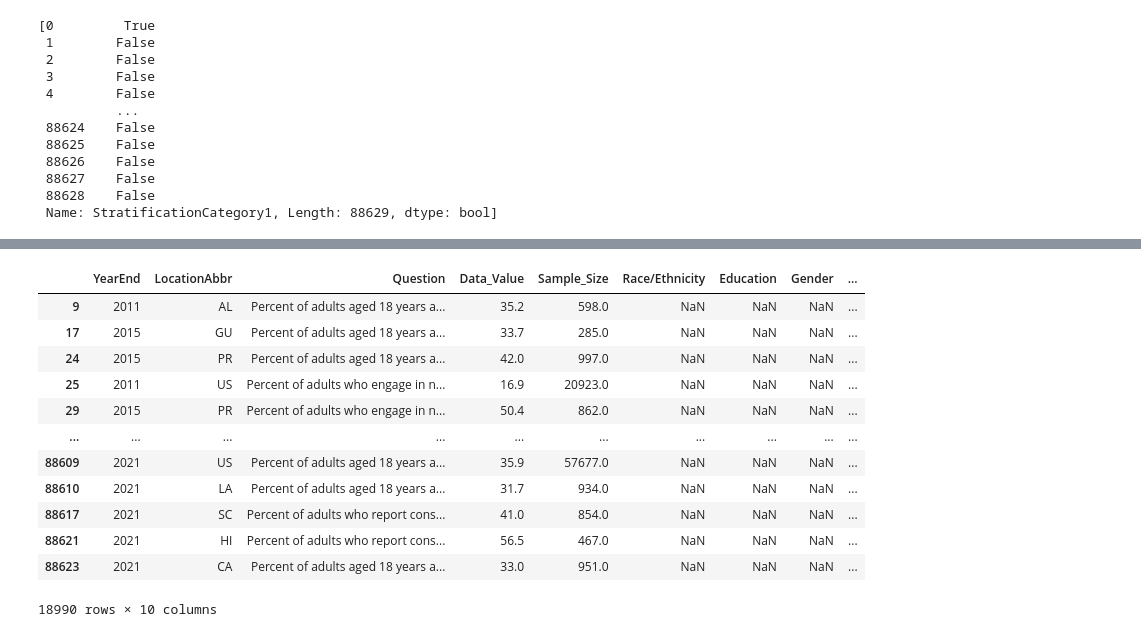
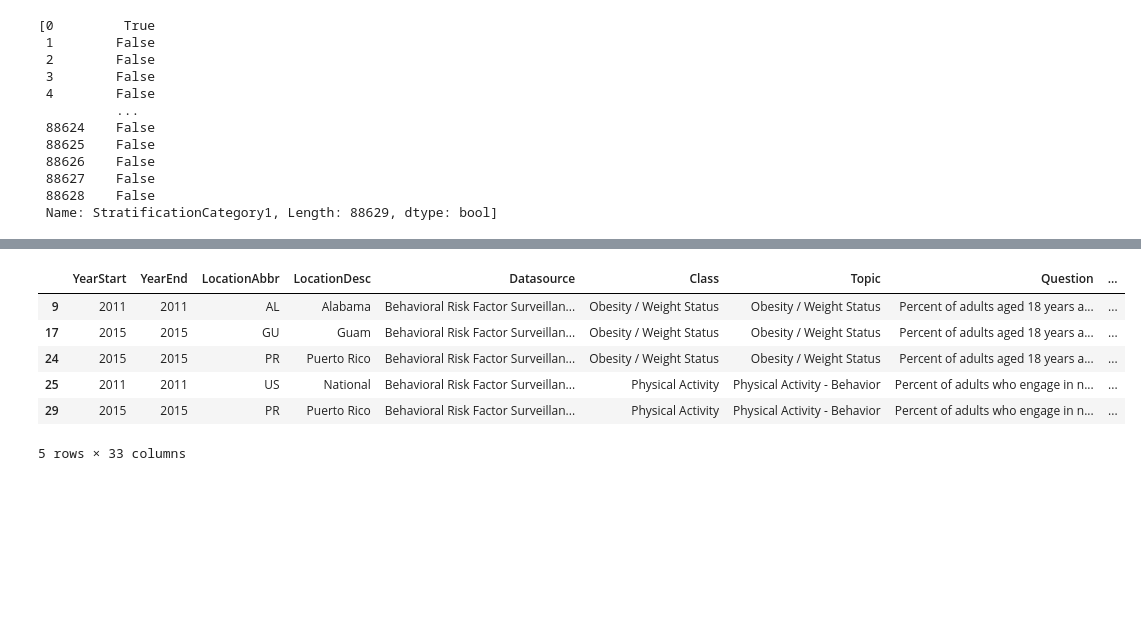
Before and after one commit to sma005/project-one-group-4, a Jupyter notebook: obesity_study_csv.ipynb, the cells around one changed output, grey strips where cells are left out. Drawn from its saved outputs; the diff is of its cells as text; code cells hidden in the pictures; blank space fills up the shorter version.

```diff
--- a/obesity_study_csv.ipynb
+++ b/obesity_study_csv.ipynb
@@ -100,19 +90,13 @@ income_df
 # %%
 age_df = data_df[data_df['StratificationCategory1'] == 'Age (years)']
-age_df
+age_df.head()
 # %% [output]
-|  | YearEnd | LocationAbbr | Question | Data_Value | Sample_Size | Race/Ethnicity | Education | Gender | ... |
-| 9 | 2011 | AL | Percent of adults aged 18 years a... | 35.2 | 598.0 | NaN | NaN | NaN | ... |
-| 17 | 2015 | GU | Percent of adults aged 18 years a... | 33.7 | 285.0 | NaN | NaN | NaN | ... |
-| 24 | 2015 | PR | Percent of adults aged 18 years a... | 42.0 | 997.0 | NaN | NaN | NaN | ... |
-| 25 | 2011 | US | Percent of adults who engage in n... | 16.9 | 20923.0 | NaN | NaN | NaN | ... |
-| 29 | 2015 | PR | Percent of adults who engage in n... | 50.4 | 862.0 | NaN | NaN | NaN | ... |
-| ... | ... | ... | ... | ... | ... | ... | ... | ... | ... |
-| 88609 | 2021 | US | Percent of adults aged 18 years a... | 35.9 | 57677.0 | NaN | NaN | NaN | ... |
-| 88610 | 2021 | LA | Percent of adults aged 18 years a... | 31.7 | 934.0 | NaN | NaN | NaN | ... |
-| 88617 | 2021 | SC | Percent of adults who report cons... | 41.0 | 854.0 | NaN | NaN | NaN | ... |
-| 88621 | 2021 | HI | Percent of adults who report cons... | 56.5 | 467.0 | NaN | NaN | NaN | ... |
-| 88623 | 2021 | CA | Percent of adults aged 18 years a... | 33.0 | 951.0 | NaN | NaN | NaN | ... |
+|  | YearStart | YearEnd | LocationAbbr | LocationDesc | Datasource | Class | Topic | Question | ... |
+| 9 | 2011 | 2011 | AL | Alabama | Behavioral Risk Factor Surveillan... | Obesity / Weight Status | Obesity / Weight Status | Percent of adults aged 18 years a... | ... |
+| 17 | 2015 | 2015 | GU | Guam | Behavioral Risk Factor Surveillan... | Obesity / Weight Status | Obesity / Weight Status | Percent of adults aged 18 years a... | ... |
+| 24 | 2015 | 2015 | PR | Puerto Rico | Behavioral Risk Factor Surveillan... | Obesity / Weight Status | Obesity / Weight Status | Percent of adults aged 18 years a... | ... |
+| 25 | 2011 | 2011 | US | National | Behavioral Risk Factor Surveillan... | Physical Activity | Physical Activity - Behavior | Percent of adults who engage in n... | ... |
+| 29 | 2015 | 2015 | PR | Puerto Rico | Behavioral Risk Factor Surveillan... | Physical Activity | Physical Activity - Behavior | Percent of adults who engage in n... | ... |
-18990 rows × 10 columns
+5 rows × 33 columns
 # %%
 gender_df = data_df[data_df['StratificationCategory1'] == 'Gender']
```
Also changed, not shown: parts of 17 cells of this notebook, 1 other file.
